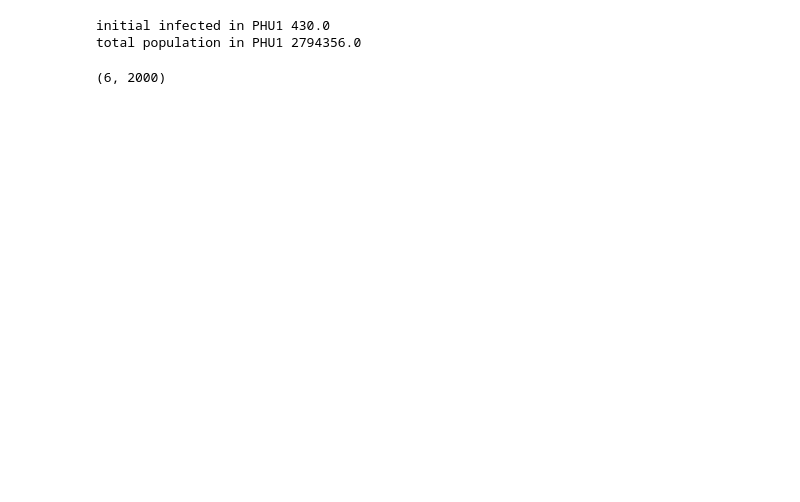
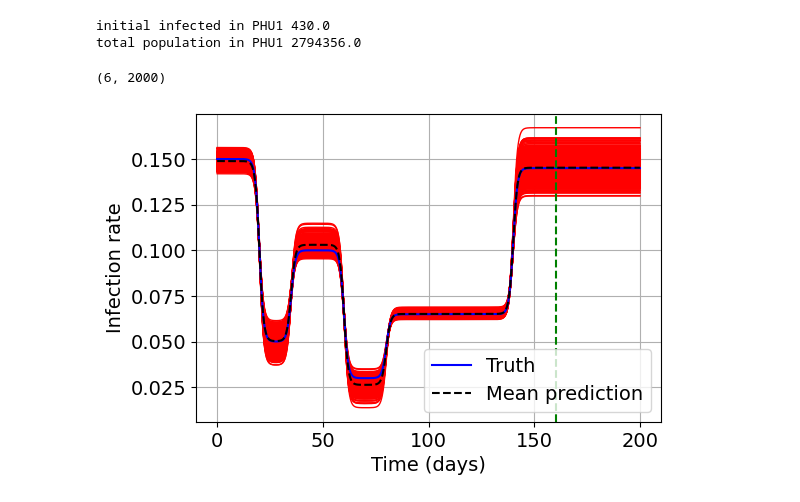
Before and after one commit to sudhipv/sequential_calibration, a Jupyter notebook: singlePHU_compare/without_rho/mcmc/forecast/predictions_1phu.ipynb, the cells around one changed output. Saved outputs shown, nothing was run; the diff lists cells and outputs as text; code cells hidden in the pictures; blank space fills up the shorter version.

```diff
--- a/singlePHU_compare/without_rho/mcmc/forecast/predictions_1phu.ipynb
+++ b/singlePHU_compare/without_rho/mcmc/forecast/predictions_1phu.ipynb
@@ -178,5 +194,61 @@ I_mean = I_mean/Nsamples
 # %% [output]
 (6, 2000)
+# %%
+##### Printing beta samples
+
+mpl.rcParams.update({'font.size':14})
+fig1, ax1 = plt.subplots(figsize=(6, 4))
+# ax1.set_xlim([0,40])
+# ax1.set_yticks(np.arange(0, 5000, 50.0))
+ax1.set_xlabel('Time (days)')
+ax1.set_ylabel('Infection rate')
+
+
+pred_low = int(tstart*ndiv)
+
+pred_high = int(tlim*ndiv)
+
+Nsamples = 500
+
+
+for ns in range(Nsamples):
+
+
+### Toronto
+    a0 = samples[0,ns]
+    a1 = samples[1,ns]
+    t1 =  20
+    a2 = samples[2,ns]
+    t2 =  35
+    a3 =  samples[3,ns]
+    t3 = 60
+    a4 =  samples[4,ns]
+    t4 = 80
+    a5 =  samples[5,ns]
+    t5 =  140
+
+
+
+    beta_i[:,0] = a0 + a1/(1 + np.exp((t1-tmoh))) +  a2/(1 + np.exp((t2-tmoh))) + a3/(1 + np.exp((t3-tmoh)))  + a4/(1 + np.exp((t4-tmoh))) + a5/(1 + np.exp((t5-tmoh)))
+                #  + a6/(1 + np.exp((t6-tmoh))) + a7/(1 + np.exp((t7-tmoh)))
+    # + a8/(1 + np.exp((t8-tmoh)))
+    beta_e[:,0] = beta_i[:,0]
+
+
+    ax1.plot(tmoh[pred_low:pred_high], beta_i[pred_low:pred_high,0], color='red', linewidth=1 , label='_nolegend_')
+
+
+ax1.plot(tmoh[pred_low:pred_high], beta_truth[pred_low:pred_high], color='blue', label='Truth')
+ax1.plot(tmoh[pred_low:pred_high], beta_mean[pred_low:pred_high,0], color='black',linestyle='--', label='Mean prediction')
+ax1.axvline(x=d_cut, color='g', linestyle='--')
+# ax1.set_xticks(np.arange(0,50, 10), labels=['0', '10', '20', '30', '40'])
+ax1.legend()
+ax1.grid()
+ax1.figure.savefig(f'{sample_path}/figs/beta_cutoff_{d_cut}.pdf', bbox_inches='tight')
+# ax1.figure.savefig('/Users/sudhipv/documents/plos_coupledode/codes/figs/predictions/1phu_durham_210days_until250.pdf', bbox_inches='tight')
+plt.show()
+# %% [output]
+[figure, added]
 # %%
 
 mpl.rcParams.update({'font.size':14})
```
Also changed, not shown: parts of 6 cells of this notebook, 16 other files.
